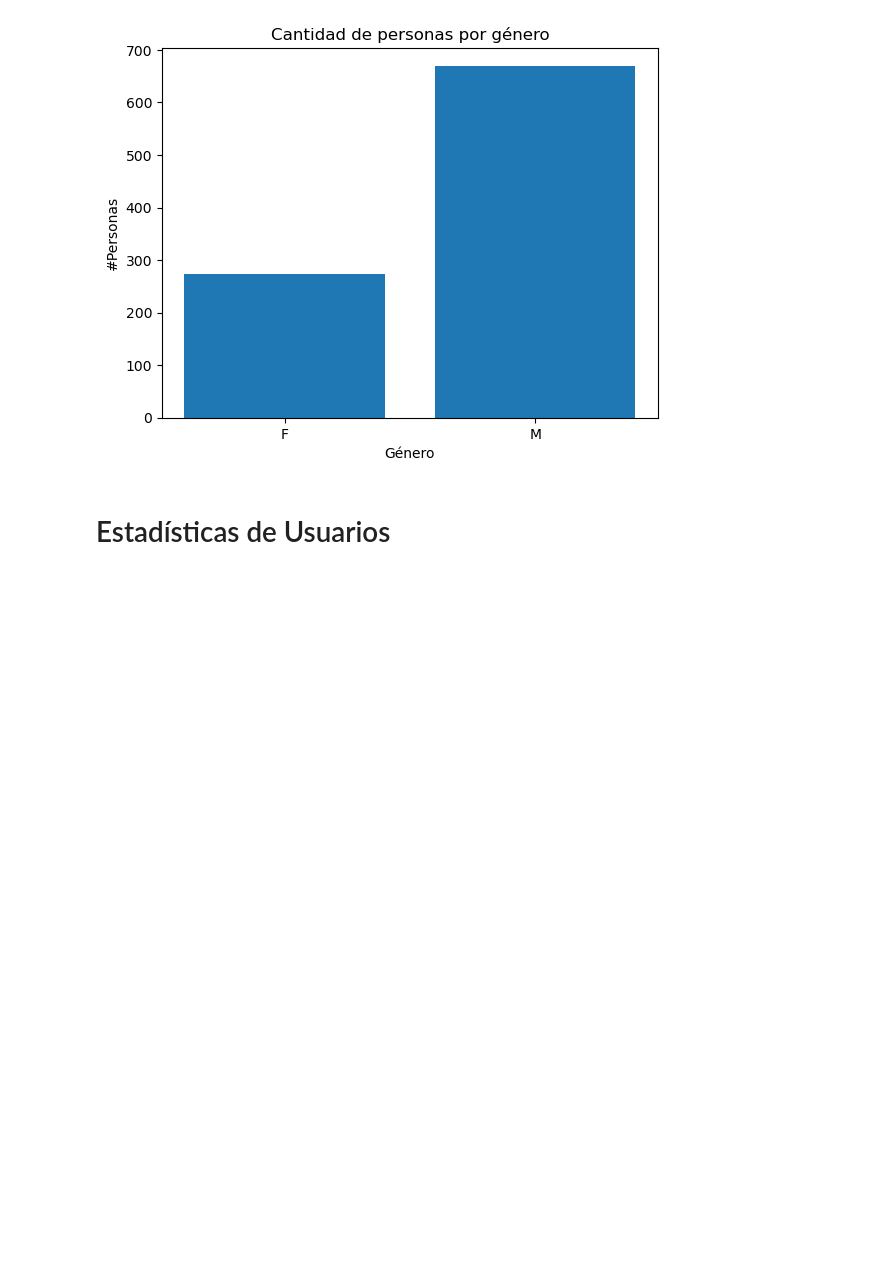
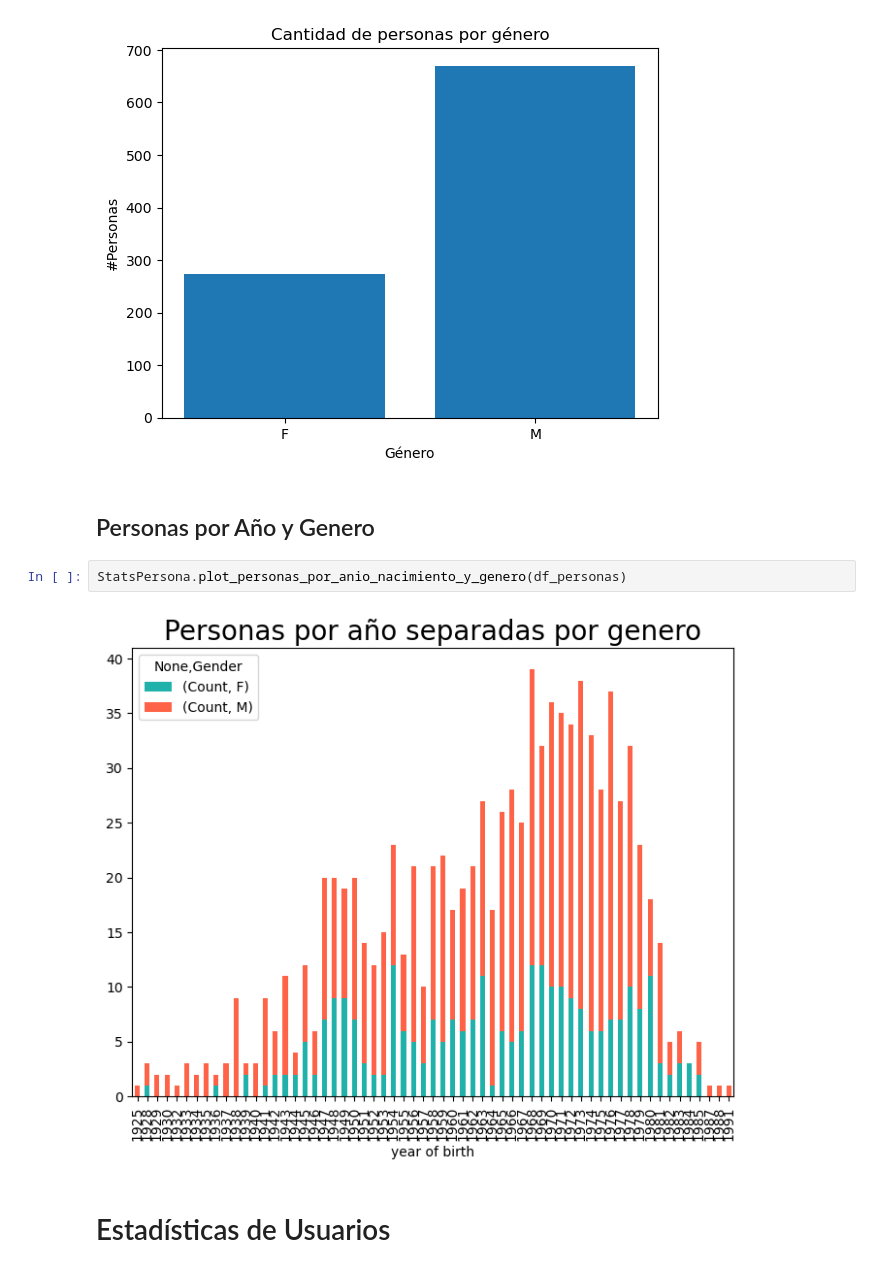
Before and after one commit to luispandolfi/DeepLearning2023_TP1_Gr1, a Jupyter notebook: TP_Integrador_Python-stats.ipynb, the cells around one changed output. Saved outputs shown, nothing was run; the diff lists cells and outputs as text; blank space fills up the shorter version.

```diff
--- a/TP_Integrador_Python-stats.ipynb
+++ b/TP_Integrador_Python-stats.ipynb
@@ -76,6 +76,12 @@ StatsPersona.plot_personas_por_anio_nacimiento(df_personas)
 StatsPersona.plot_personas_por_genero(df_personas)
 # %% [output]
 [figure]
+# %% [markdown]
+## Personas por Año y Genero
+# %%
+StatsPersona.plot_personas_por_anio_nacimiento_y_genero(df_personas)
+# %% [output]
+[figure, added]
 # %% [markdown]
 # Estadísticas de Usuarios
 # %% [markdown]
```
Also changed, not shown: parts of 4 cells of this notebook, 3 other files.
